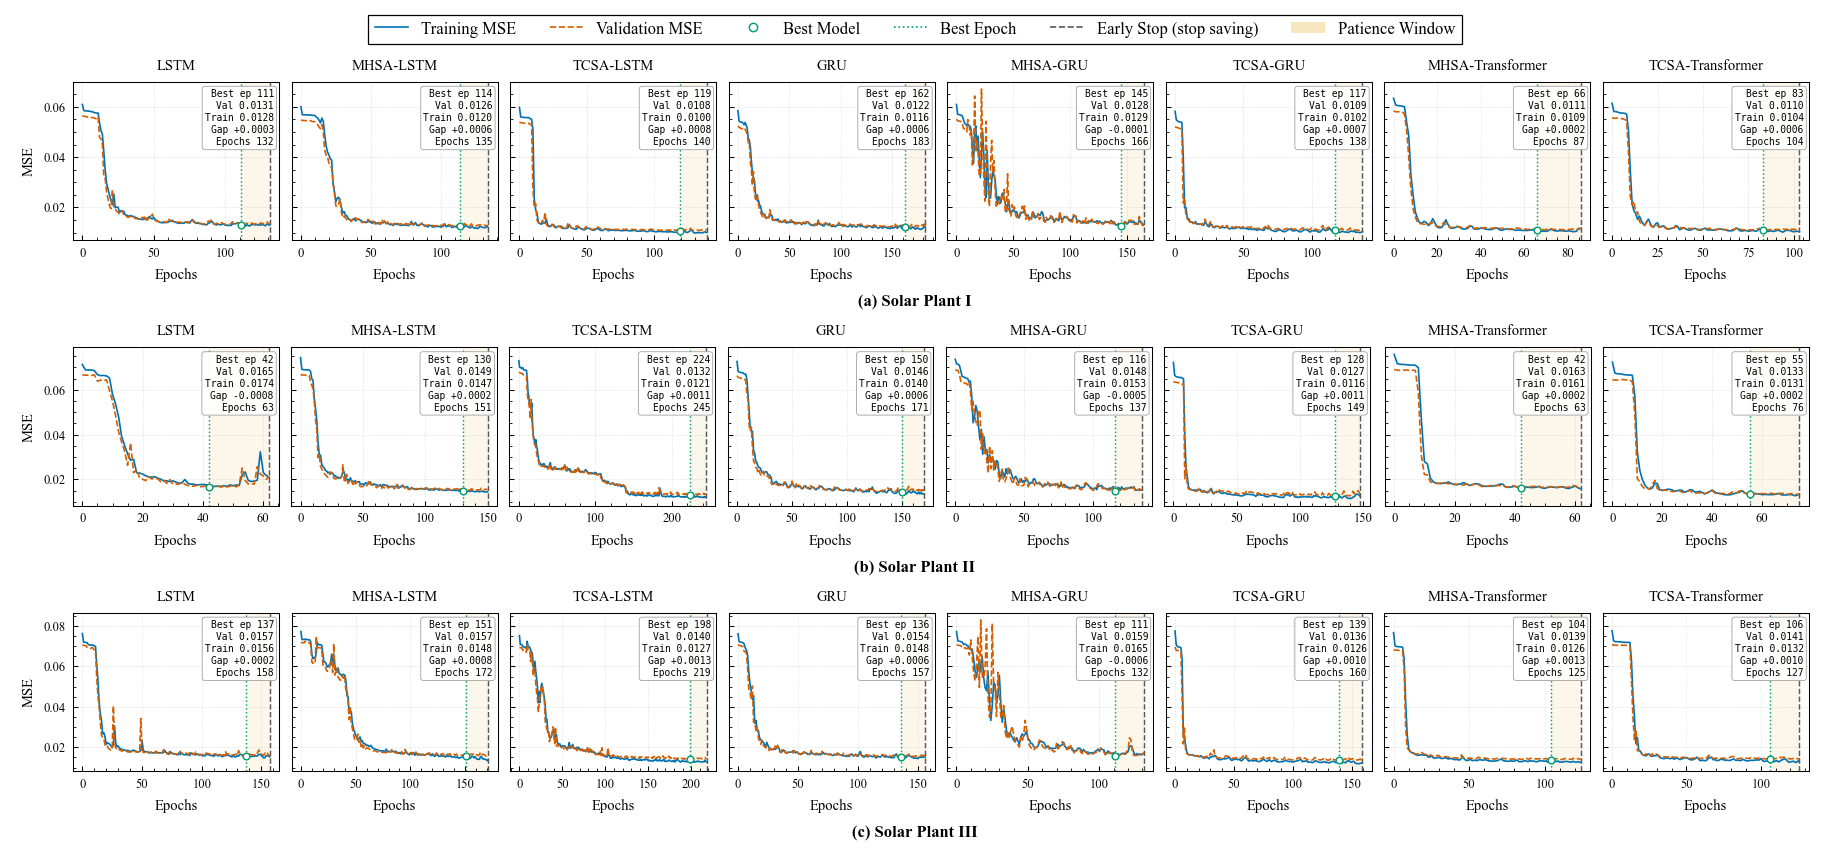
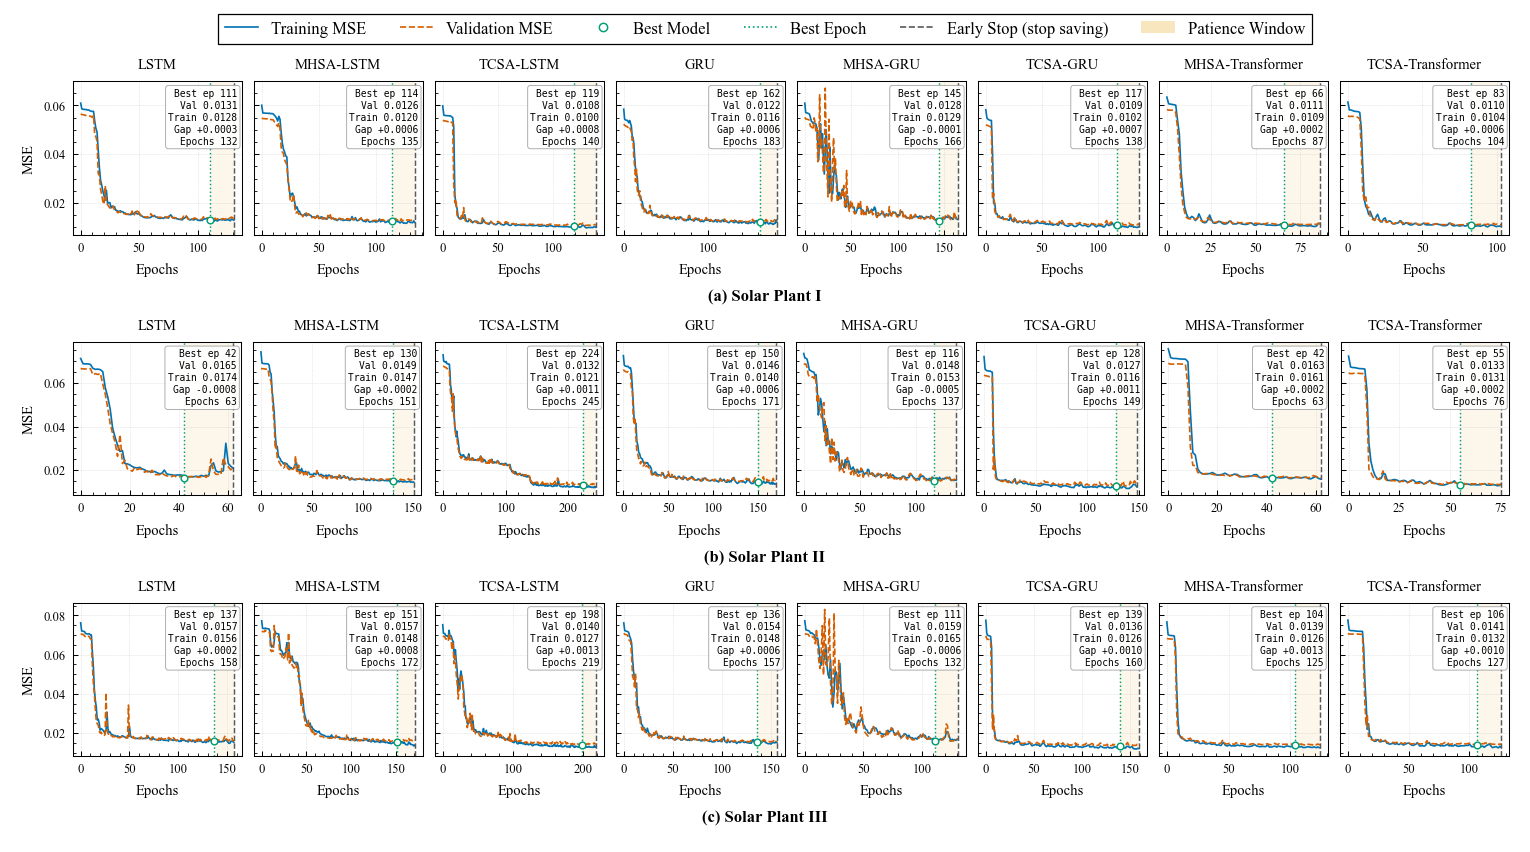
The notebook cell's code change between the first figure and the second:
--- before
+++ after
@@ -8,5 +8,5 @@
         history_dir='../Export/History/Site-02/',
         save_dir='../Export/Figure/Site-02/',
-        figsize = (12, 5.6),
+        figsize = (10, 5.5),
         location='Gyeongju',
         patience=20,

Commit: updated